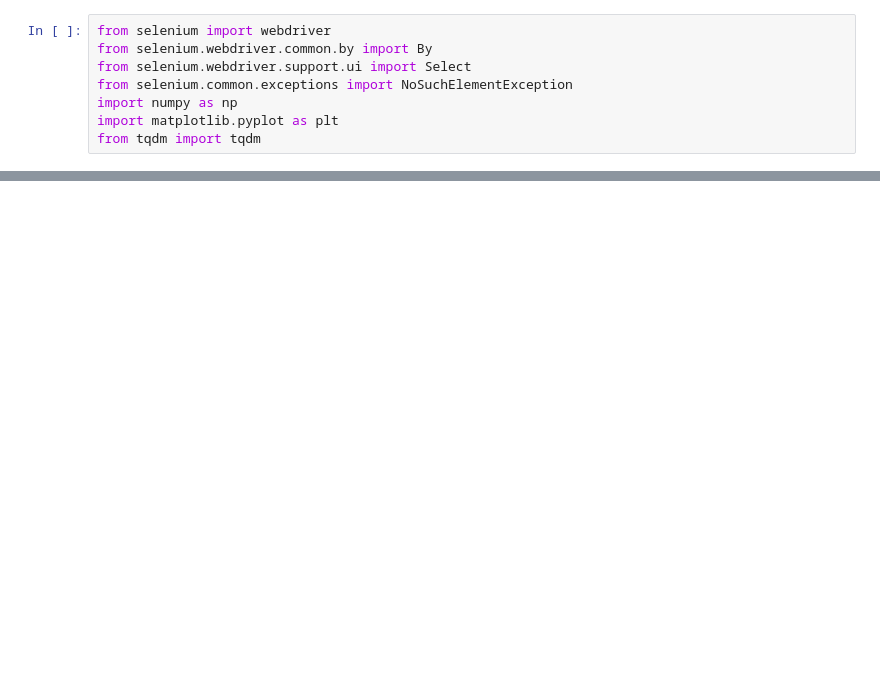
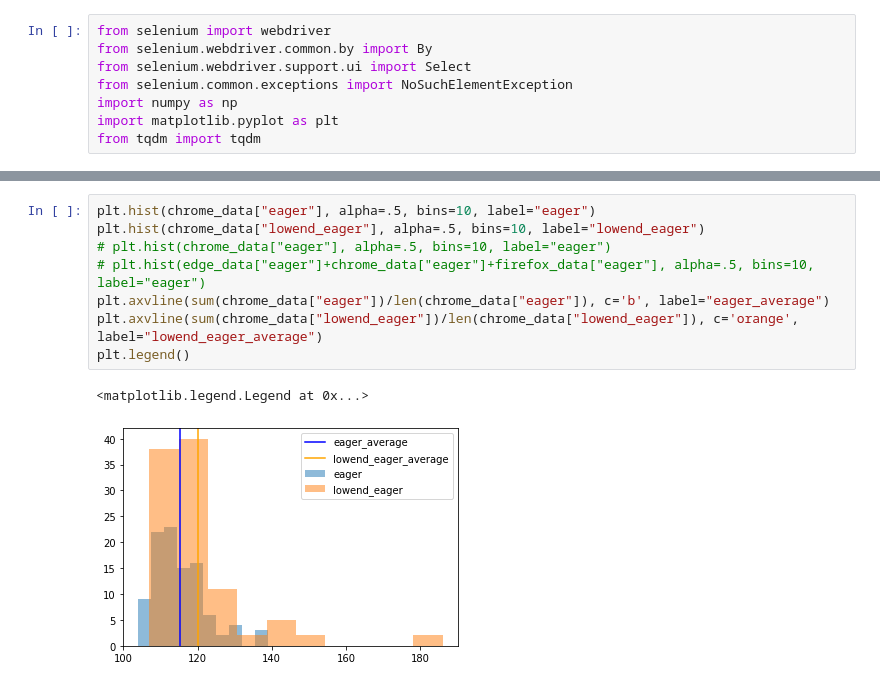
Before and after one commit to woodyhoko/tfjs_wasm, a Jupyter notebook: test.ipynb, the cells around one changed output, grey strips where cells are left out. Saved outputs shown, nothing was run; the diff lists cells and outputs as text; blank space fills up the shorter version.

```diff
--- a/test.ipynb
+++ b/test.ipynb
@@ -172,0 +154,11 @@ plt.legend()
+# %%
+plt.hist(chrome_data["eager"], alpha=.5, bins=10, label="eager")
+plt.hist(chrome_data["lowend_eager"], alpha=.5, bins=10, label="lowend_eager")
+# plt.hist(chrome_data["eager"], alpha=.5, bins=10, label="eager")
+# plt.hist(edge_data["eager"]+chrome_data["eager"]+firefox_data["eager"], alpha=.5, bins=10, label="eager")
+plt.axvline(sum(chrome_data["eager"])/len(chrome_data["eager"]), c='b', label="eager_average")
+plt.axvline(sum(chrome_data["lowend_eager"])/len(chrome_data["lowend_eager"]), c='orange', label="lowend_eager_average")
+plt.legend()
+# %% [output]
+<matplotlib.legend.Legend at 0x...>
+[figure, added]
```
Also changed, not shown: parts of 10 cells of this notebook.
